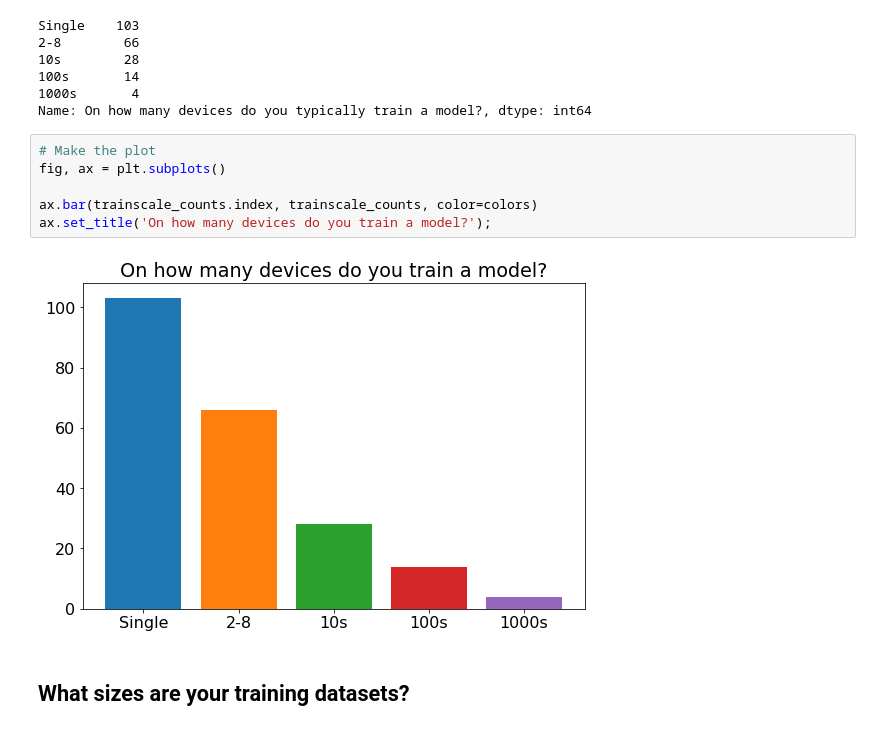
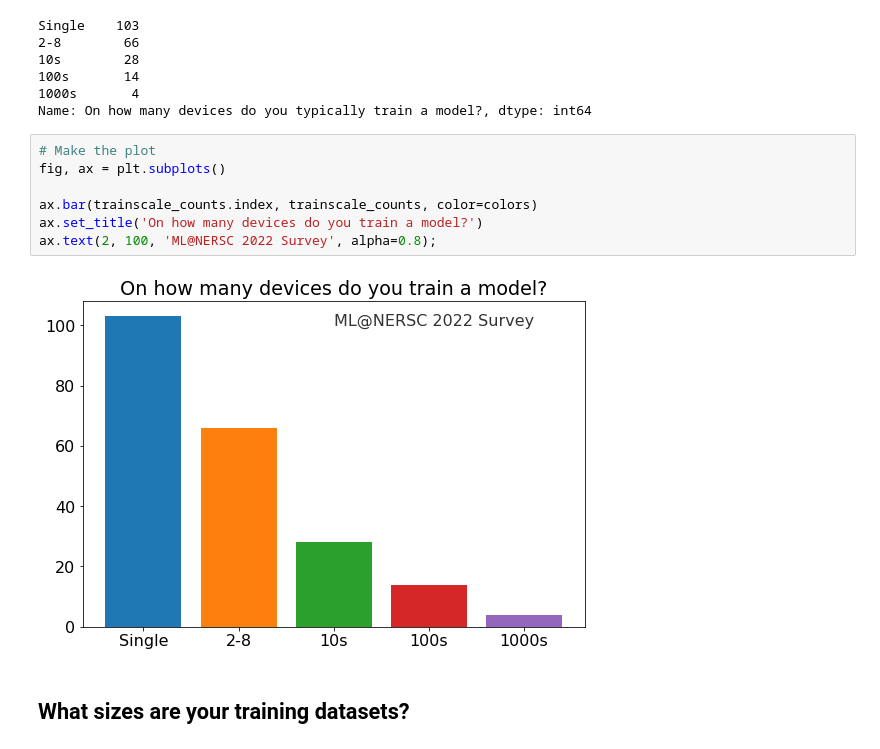
Before and after one commit to sparticlesteve/nersc-ml-survey, a Jupyter notebook: survey_analysis.ipynb, the cells around one changed output. Drawn from its saved outputs; the diff is of its cells as text.

```diff
--- a/survey_analysis.ipynb
+++ b/survey_analysis.ipynb
@@ -410,11 +419,12 @@ Name: On how many devices do you typically train a model?, dtype: int64
 # %%
 # Make the plot
 fig, ax = plt.subplots()
 
 ax.bar(trainscale_counts.index, trainscale_counts, color=colors)
-ax.set_title('On how many devices do you train a model?');
+ax.set_title('On how many devices do you train a model?')
+ax.text(2, 100, 'ML@NERSC 2022 Survey', alpha=0.8);
 # %% [output]
-[figure, old version]
+[figure, new version]
 # %% [markdown]
 ## What sizes are your training datasets?
 # %%
```
Also changed, not shown: parts of 8 cells of this notebook.
